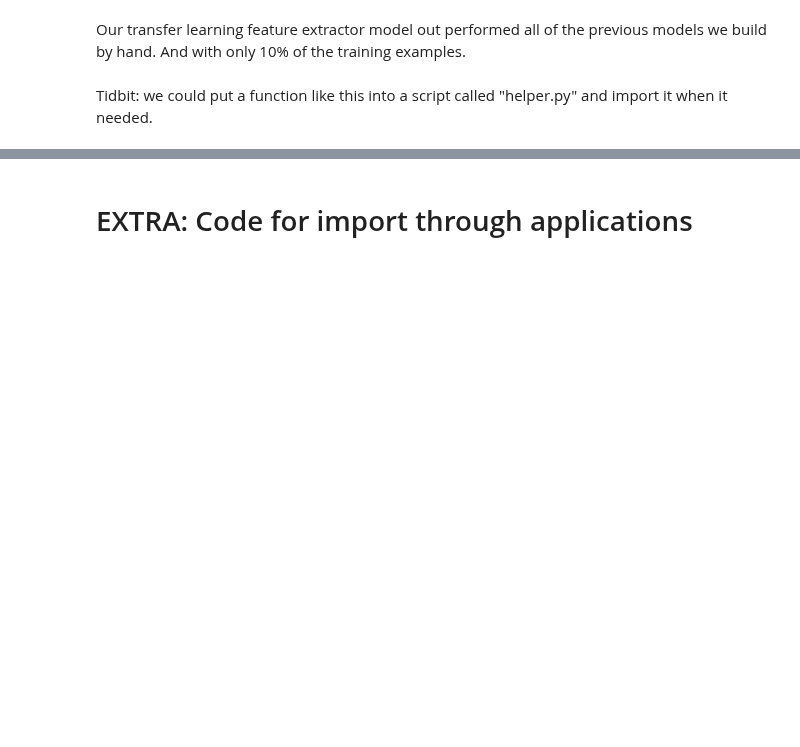
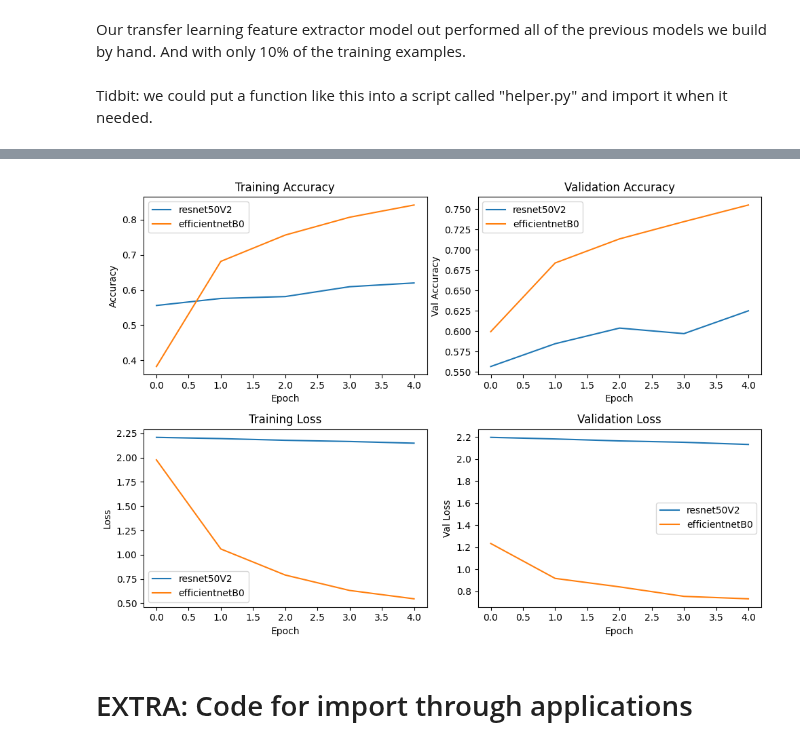
Before and after one commit to masrik-dev/Deep-Learning-with-TensorFlow-and-Python, a Jupyter notebook: 04_transfer_learning_in_tensorflow_part_1.ipynb, the cells around one changed output, grey strips where cells are left out. Saved outputs shown, nothing was run; the diff lists cells and outputs as text; code cells hidden in the pictures; blank space fills up the shorter version.

```diff
--- a/04_transfer_learning_in_tensorflow_part_1.ipynb
+++ b/04_transfer_learning_in_tensorflow_part_1.ipynb
@@ -358,0 +525,7 @@ Model: "resnet50"
+# %%
+import wandb
+import pandas as pd
+import matplotlib.pyplot as plt
+
+# Import W&B api
+api = wandb.Api()
@@ -358,0 +547,9 @@ Model: "resnet50"
+# %%
+for run_name, df in metrics_all_runs.items():
+    print(f"\n📊 Run: {run_name}")
+    display(df[["epoch", "accuracy", "val_accuracy", "loss", "val_loss"]])
+# %%
+# Display the result of different model in Tables
+for run_name, df in metrics_all_runs.items():
+  print(f"\nRun: {run_name}")
+  display(df[["epoch", "accuracy", "val_accuracy", "loss", "val_loss"]])
@@ -359,3 +571,47 @@ Model: "resnet50"
+# %%
+# Plotting Comparison Across Runs
+plt.figure(figsize=(10, 7))
+
+# Accuracy
+plt.subplot(2, 2, 1)
+for run_name, df in metrics_all_runs.items():
+  plt.plot(df["epoch"], df["accuracy"], label=run_name)
+plt.title("Training Accuracy")
+plt.xlabel("Epoch")
+plt.ylabel("Accuracy")
+plt.legend()
+
+# Validation Accuracy
+plt.subplot(2, 2, 2)
+for run_name, df in metrics_all_runs.items():
+  plt.plot(df["epoch"], df["val_accuracy"], label=run_name)
+plt.title("Validation Accuracy")
+plt.xlabel("Epoch")
+plt.ylabel("Val Accuracy")
+plt.legend()
+
+# Training Loss
+plt.subplot(2, 2, 3)
+for run_name, df in metrics_all_runs.items():
+  plt.plot(df["epoch"], df["loss"], label=run_name)
+plt.title("Training Loss")
+plt.xlabel("Epoch")
+plt.ylabel("Loss")
+plt.legend()
+
+# Validation Loss
+plt.subplot(2, 2, 4)
+for run_name, df in metrics_all_runs.items():
+  plt.plot(df["epoch"], df["val_loss"], label=run_name)
+plt.title("Validation Loss")
+plt.xlabel("Epoch")
+plt.ylabel("Val Loss")
+plt.legend()
+
+plt.tight_layout()
+plt.show()
+# %% [output]
+[figure, added]
 # %% [markdown]
 # EXTRA: Code for import through applications
 # %%
```
Also changed, not shown: parts of 43 cells of this notebook.
